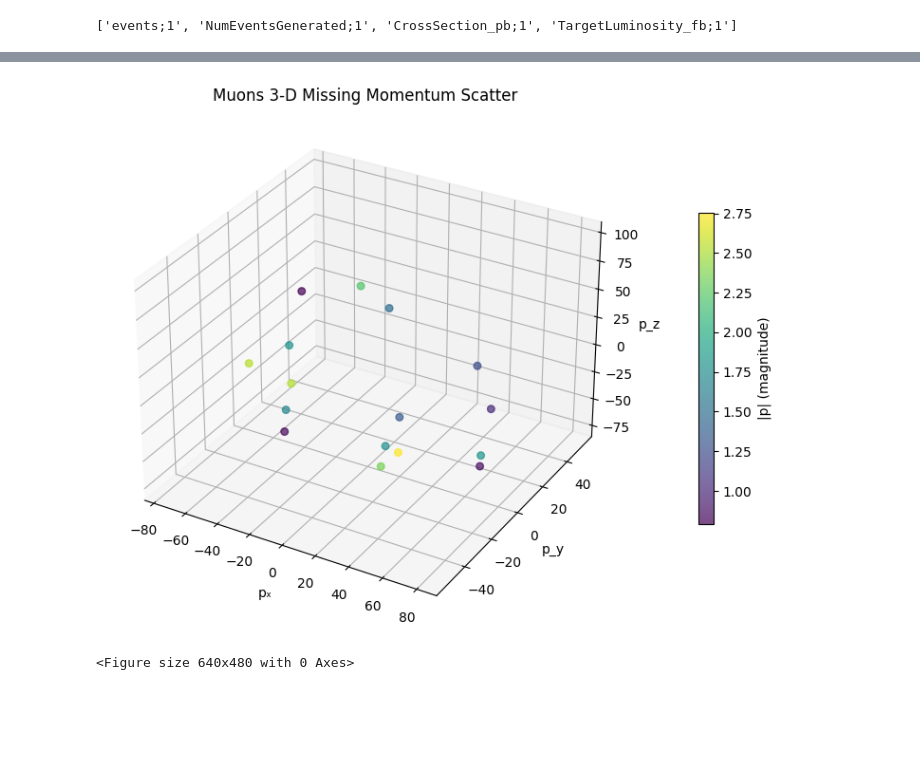
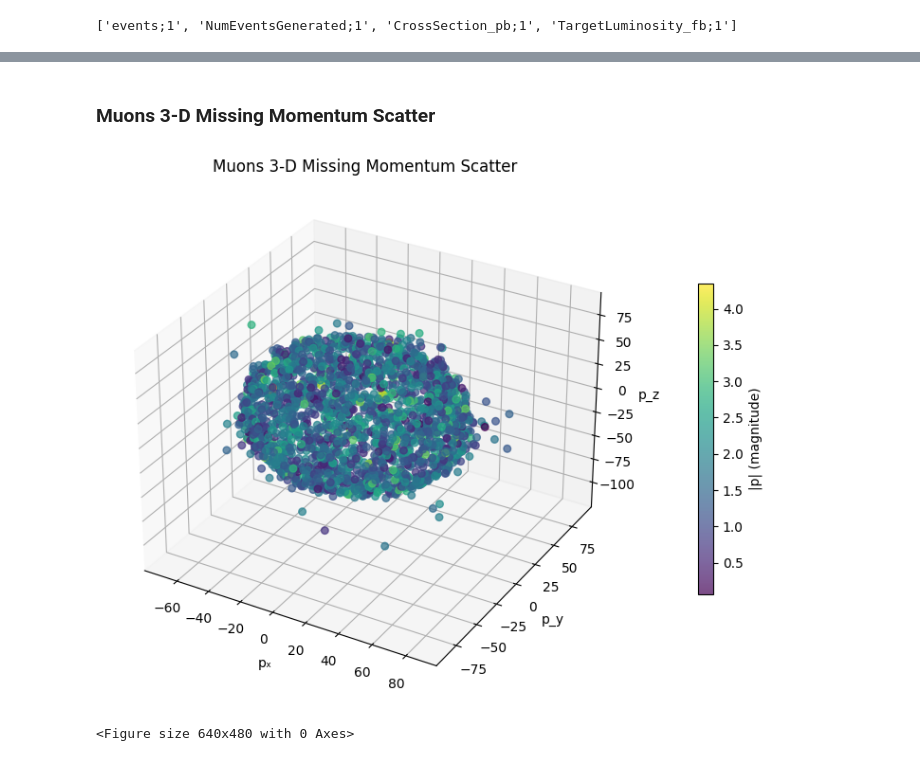
Before and after one commit to mazeeqe/tomaz-example, a Jupyter notebook: data/histogram.ipynb, the cells around one changed output, grey strips where cells are left out. Cells and saved outputs as stored; diff of their text form; code cells hidden in the pictures; blank space fills up the shorter version.

```diff
--- a/data/histogram.ipynb
+++ b/data/histogram.ipynb
@@ -35,12 +46,12 @@ tree = file["events"]
 # %% [output]
 ['events;1', 'NumEventsGenerated;1', 'CrossSection_pb;1', 'TargetLuminosity_fb;1']
 # %%
-# MC weights
-weights = tree["weight"].array(library="np")
-
-# Load branches into numpy arrays
-invMass = tree["invMass"].array(library="np")
-recoilMass = tree["recoilMass"].array(library="np")
+# Functions to import the ROOT branches into Numpy arrays
+def load_branch(tree,branch):
+    '''
+    Loads a ROOT branch into a Numpy array
+    '''
+    return tree[branch].array(library="np")
 
 def filter_between(arr, low, high):
     """
@@ -50,8 +61,23 @@ def filter_between(arr, low, high):
 
     return filtered
 
+# MC weights
+weights = load_branch(sig_tree,"weight")
+
+# Load branches into numpy arrays
+invMass = load_branch(sig_tree,"invMass")
+recoilMass = load_branch(sig_tree,"recoilMass")
+
+bg_invMass = load_branch(bg_tree,"invMass")
+bg_recoilMass = load_branch(bg_tree,"recoilMass")
+
+
+
 filtered_invMass = filter_between(invMass, 80, 100)
 filtered_recoilMass = filter_between(recoilMass, 110, 150)
+
+bg_filtered_invMass = filter_between(bg_invMass, 80, 100)
+bg_filtered_recoilMass = filter_between(bg_recoilMass, 110, 150)
 # %%
 print("Total expected events =", weights.sum())
 # Access parameters
@@ -214,29 +688,35 @@ plt.savefig("muon_energy.png")
+# %% [markdown]
+### Muons 3‑D Missing Momentum Scatter
 # %%
-missingPx = tree["missingPx"].array(library="np")
-missingPy = tree["missingPy"].array(library="np")
-missingPz = tree["missingPz"].array(library="np")
+sig_missingPx = load_branch(sig_tree,"missingPx")
+sig_missingPy = load_branch(sig_tree,"missingPy")
+sig_missingPz = load_branch(sig_tree,"missingPz")
+
+bg_missingPx = load_branch(bg_tree,"missingPx")
+bg_missingPy = load_branch(bg_tree,"missingPy")
+bg_missingPz = load_branch(bg_tree,"missingPz")
 
 # Example data – replace with your own array
-momenta = np.random.randn(len(missingPx), 3)   # shape (N, 3)
+momenta = np.random.randn(len(sig_missingPx), 3)   # shape (N, 3)
 
 #px, py, pz = momenta.T               # unpack columns
 
 fig = plt.figure(figsize=(8, 6))
 ax = fig.add_subplot(projection='3d')
-sc = ax.scatter(missingPx, missingPy, missingPz,
+sc = ax.scatter(sig_missingPx, sig_missingPy, sig_missingPz,
                 c=np.linalg.norm(momenta, axis=1),   # colour by magnitude
                 cmap='viridis',
                 s=30, alpha=0.7)
 
 ax.set_xlabel('pₓ')
 ax.set_ylabel('p_y')
 ax.set_zlabel('p_z')
 ax.set_title('Muons 3‑D Missing Momentum Scatter')
 cbar = fig.colorbar(sc, ax=ax, shrink=0.6, pad=0.1)
 cbar.set_label('|p| (magnitude)')
 plt.tight_layout()
 plt.show()
 plt.savefig("muon_3d_momentum.png")
 # %% [output]
-[figure, old version]
+[figure, new version]
 <Figure size 640x480 with 0 Axes>
```
Also changed, not shown: parts of 23 cells of this notebook, 5 other files.
